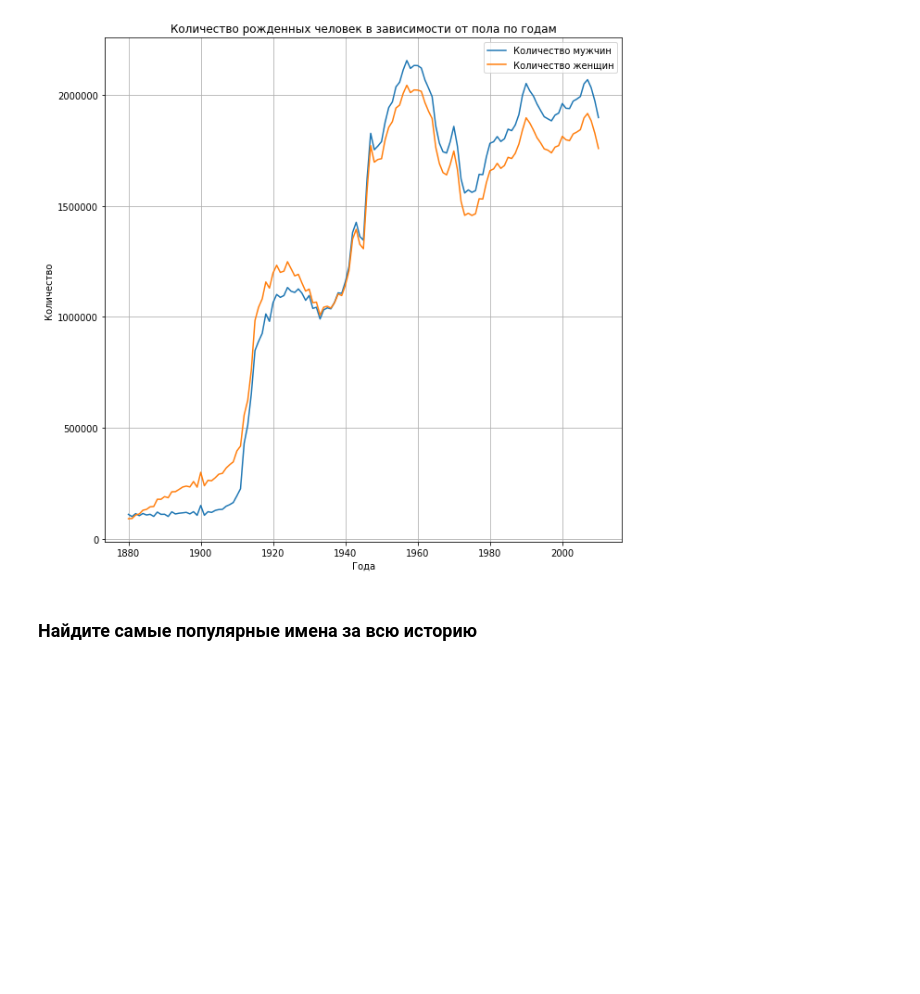
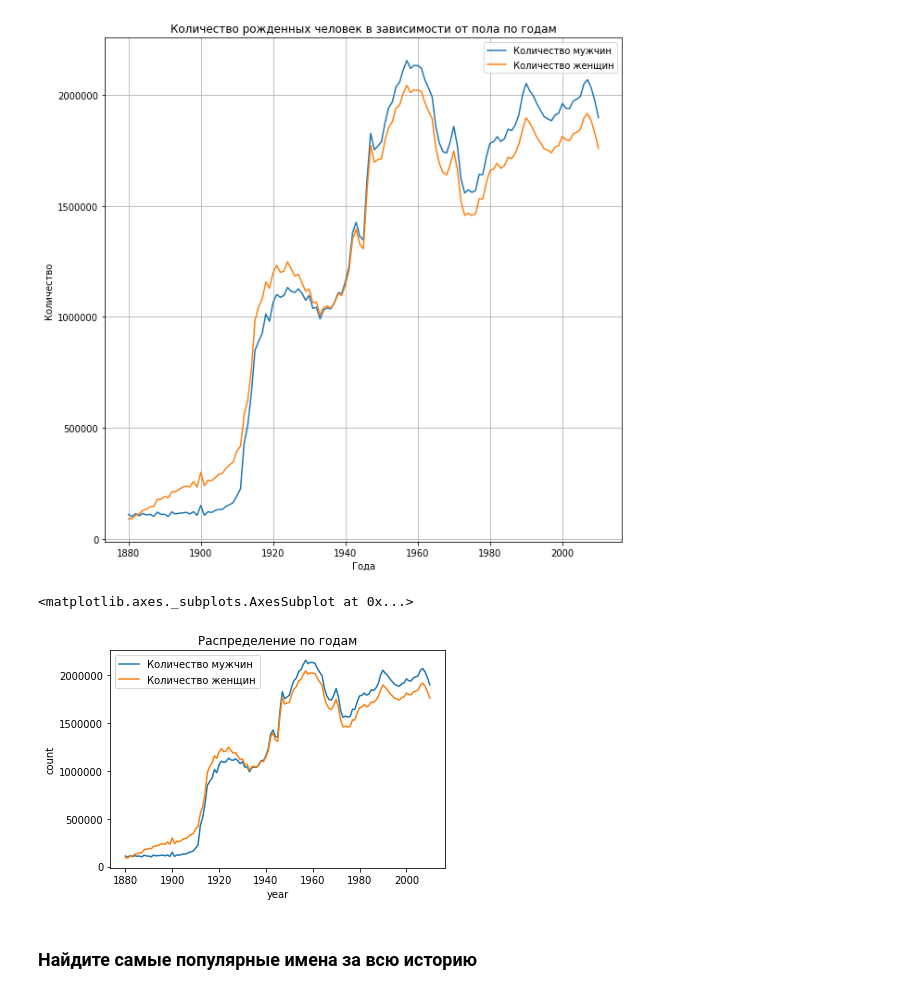
Before and after one commit to pyltsin/ipynb, a Jupyter notebook: otus/5 (визуализация данных)/exercises/part1.ipynb, the cells around one changed output. Drawn from its saved outputs; the diff is of its cells as text; code cells hidden in the pictures; blank space fills up the shorter version.

```diff
--- a/otus/5 (визуализация данных)/exercises/part1.ipynb
+++ b/otus/5 (визуализация данных)/exercises/part1.ipynb
@@ -157,4 +122,4 @@ memory usage: 40.3+ MB
 # %%
 df_sex_year = df[['sex', 'year', 'count']].groupby(by=['sex', 'year'])
 # %%
-for_plot = df_sex_year.sum()
+for_plot1 = df_sex_year.sum()
@@ -168,2 +126,4 @@ for_plot.head(1)
+# %%
+for_plot1 = for_plot1.reset_index()
 # %%
 plt.figure(figsize=(10,10))
@@ -177,6 +137,12 @@ plt.legend()
 # %% [output]
 <matplotlib.legend.Legend at 0x...>
 [figure]
+# %%
+sn.lineplot(for_plot1.loc[for_plot1['sex']=='M', 'year'], for_plot1.loc[for_plot1['sex']=='M', 'count'], label='Количество мужчин').set_title('Распределение по годам')
+sn.lineplot(for_plot1.loc[for_plot1['sex']=='F', 'year'], for_plot1.loc[for_plot1['sex']=='F', 'count'], label='Количество женщин')
+# %% [output]
+<matplotlib.axes._subplots.AxesSubplot at 0x...>
+[figure, added]
 # %% [markdown]
 ### Найдите самые популярные имена за всю историю
 # %% [markdown]
```
Also changed, not shown: parts of 31 cells of this notebook, 2 other files.
